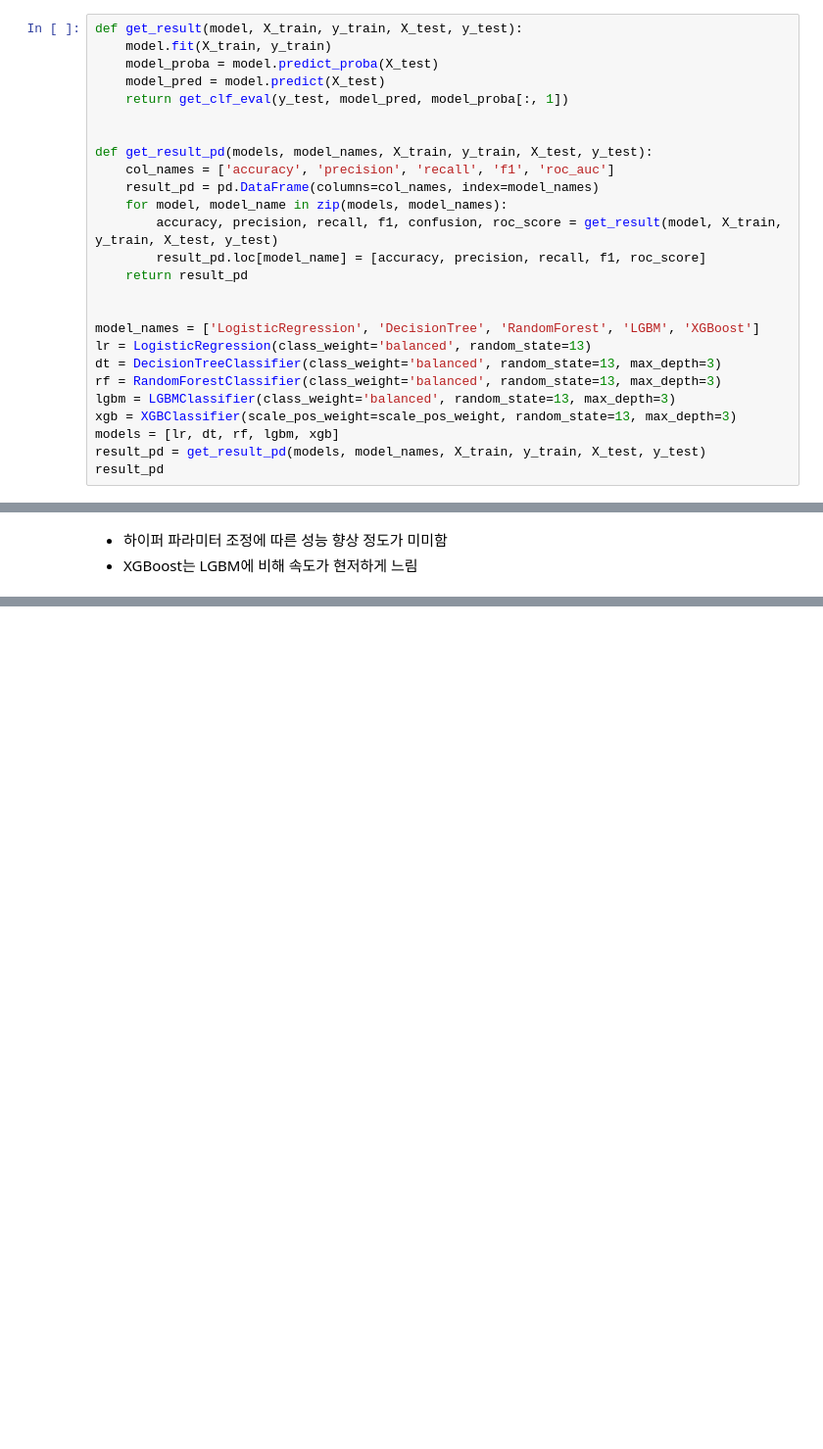
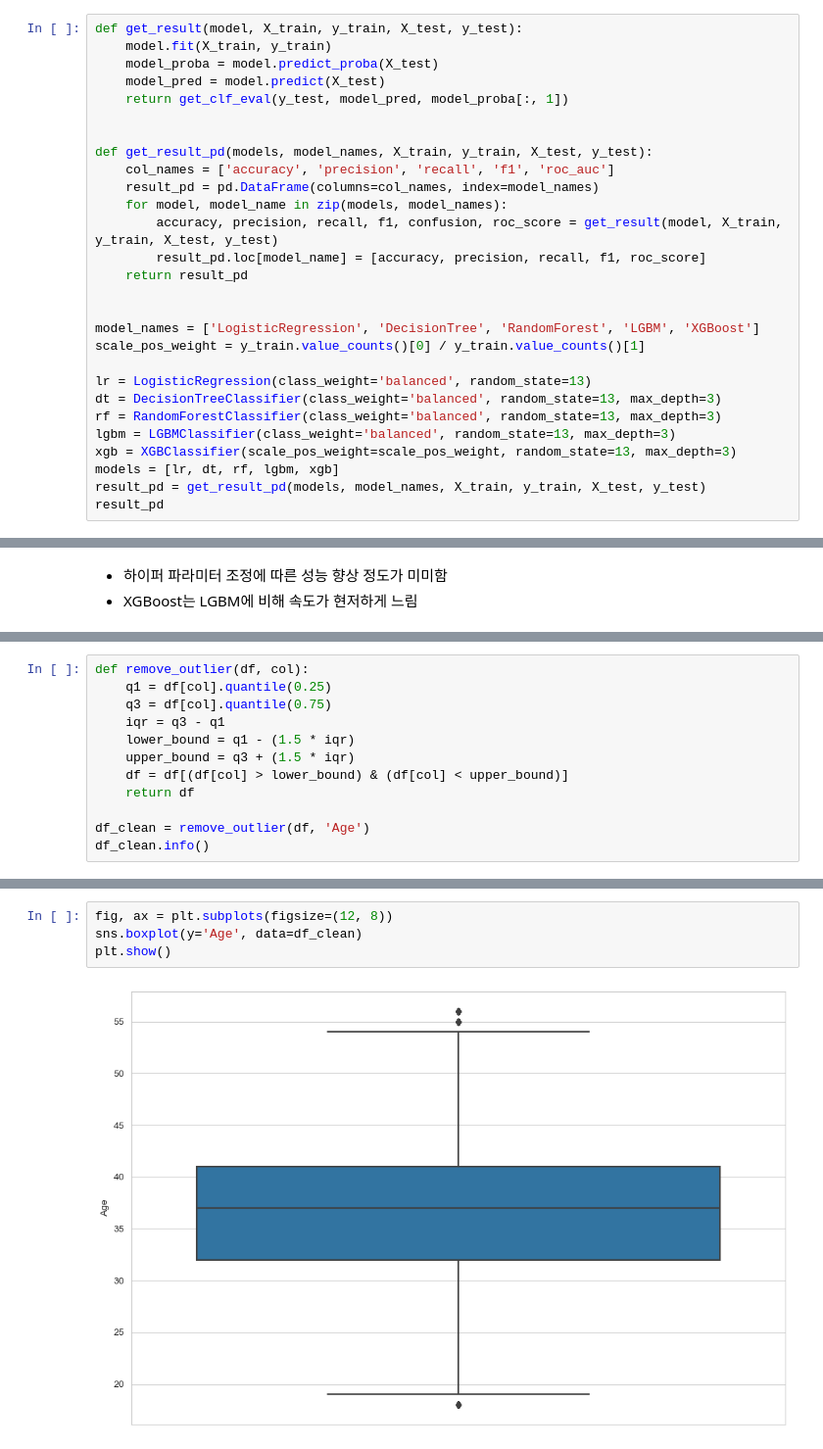
Before and after one commit to kikipark9/ML_Team_Project, a Jupyter notebook: model_source/02. Try_Model.ipynb, the cells around one changed output, grey strips where cells are left out. Shown at 98% size. Saved outputs shown, nothing was run; the diff lists cells and outputs as text; blank space fills up the shorter version.

Commit message:
remove outlier

```diff
--- a/model_source/02. Try_Model.ipynb
+++ b/model_source/02. Try_Model.ipynb
@@ -389,6 +389,8 @@ def get_result_pd(models, model_names, X_train, y_train, X_test, y_test):
 
 
 model_names = ['LogisticRegression', 'DecisionTree', 'RandomForest', 'LGBM', 'XGBoost']
+scale_pos_weight = y_train.value_counts()[0] / y_train.value_counts()[1]
+
 lr = LogisticRegression(class_weight='balanced', random_state=13)
 dt = DecisionTreeClassifier(class_weight='balanced', random_state=13, max_depth=3)
 rf = RandomForestClassifier(class_weight='balanced', random_state=13, max_depth=3)
@@ -585,0 +634,12 @@ best parameters : {'max_depth': 3, 'min_child_samples': 20, 'n_estimators': 100,
+# %%
+def remove_outlier(df, col):
+    q1 = df[col].quantile(0.25)
+    q3 = df[col].quantile(0.75)
+    iqr = q3 - q1
+    lower_bound = q1 - (1.5 * iqr)
+    upper_bound = q3 + (1.5 * iqr)
+    df = df[(df[col] > lower_bound) & (df[col] < upper_bound)]
+    return df
+
+df_clean = remove_outlier(df, 'Age')
+df_clean.info()
@@ -585,0 +682,6 @@ best parameters : {'max_depth': 3, 'min_child_samples': 20, 'n_estimators': 100,
+# %%
+fig, ax = plt.subplots(figsize=(12, 8))
+sns.boxplot(y='Age', data=df_clean)
+plt.show()
+# %% [output]
+[figure, added]
```
Also changed, not shown: parts of 12 cells of this notebook.
